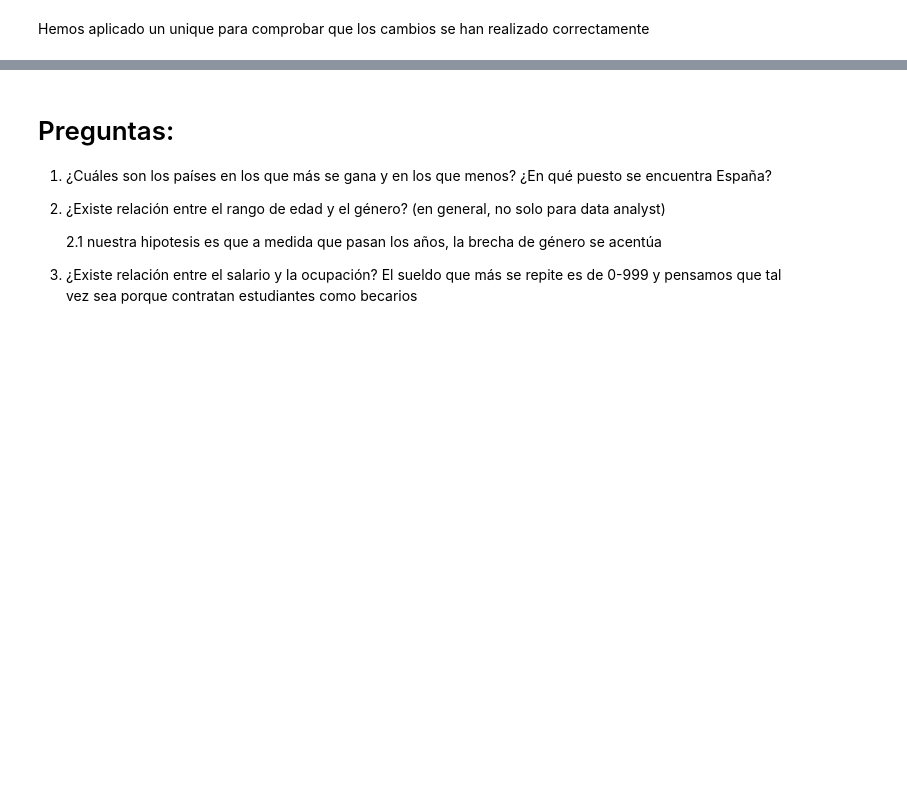
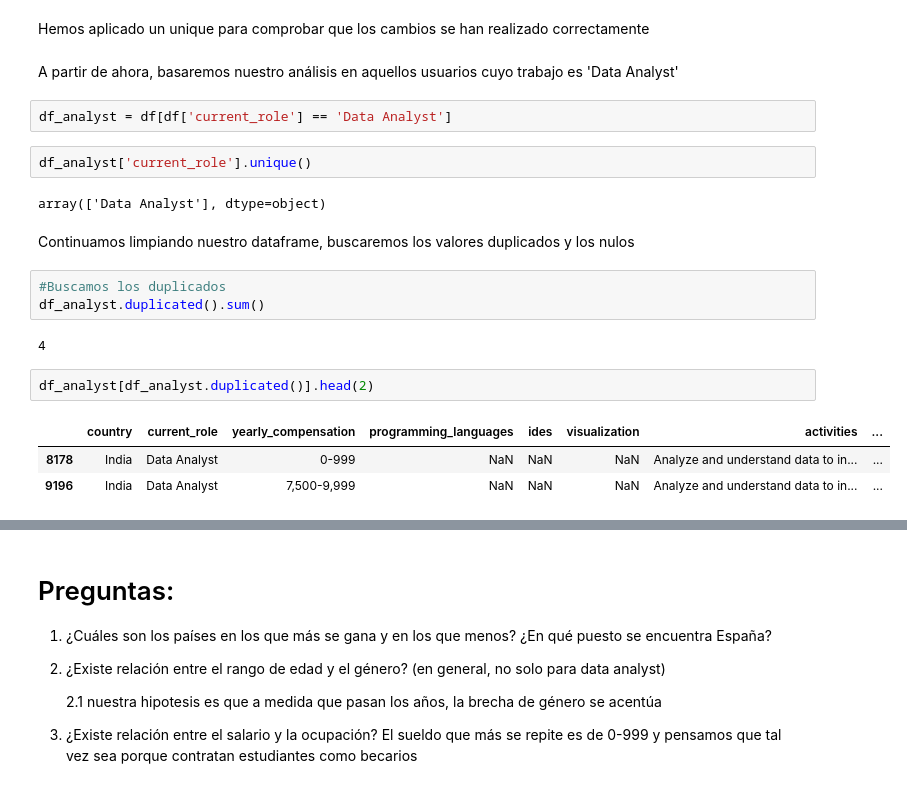
Before and after one commit to LourdesBoj/promoE_modulo2_proyecto_equipo3_AndreaIreneLourdesVictoria, a Jupyter notebook: Jupyter/exploracion_limpieza.ipynb, the cells around one changed output, grey strips where cells are left out. Saved outputs shown, nothing was run; the diff lists cells and outputs as text; blank space fills up the shorter version.

```diff
--- a/Jupyter/exploracion_limpieza.ipynb
+++ b/Jupyter/exploracion_limpieza.ipynb
@@ -479,3 +479,24 @@ array(['None of these activities are an important part of my role at work',
       dtype=object)
 # %% [markdown]
 Hemos aplicado un unique para comprobar que los cambios se han realizado correctamente
+# %% [markdown]
+A partir de ahora, basaremos nuestro análisis en aquellos usuarios cuyo trabajo es 'Data Analyst'
+# %%
+df_analyst = df[df['current_role'] == 'Data Analyst']
+# %%
+df_analyst['current_role'].unique()
+# %% [output]
+array(['Data Analyst'], dtype=object)
+# %% [markdown]
+Continuamos limpiando nuestro dataframe, buscaremos los valores duplicados y los nulos
+# %%
+#Buscamos los duplicados
+df_analyst.duplicated().sum()
+# %% [output]
+4
+# %%
+df_analyst[df_analyst.duplicated()].head(2)
+# %% [output]
+|  | country | current_role | yearly_compensation | programming_languages | ides | visualization | activities | ... |
+| 8178 | India | Data Analyst | 0-999 | NaN | NaN | NaN | Analyze and understand data to in... | ... |
+| 9196 | India | Data Analyst | 7,500-9,999 | NaN | NaN | NaN | Analyze and understand data to in... | ... |
```
Also changed, not shown: parts of 13 cells of this notebook.
